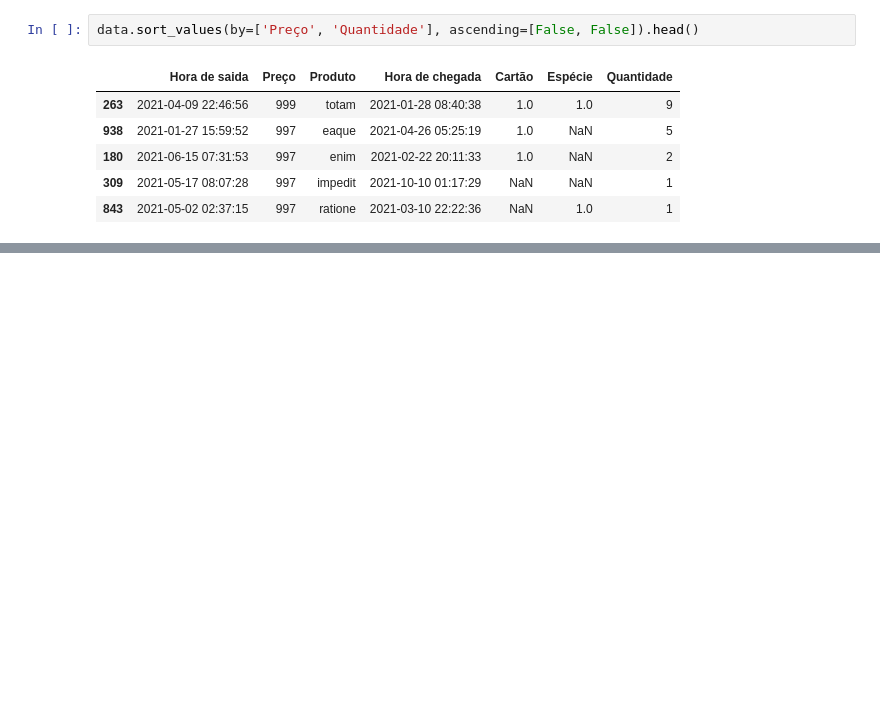
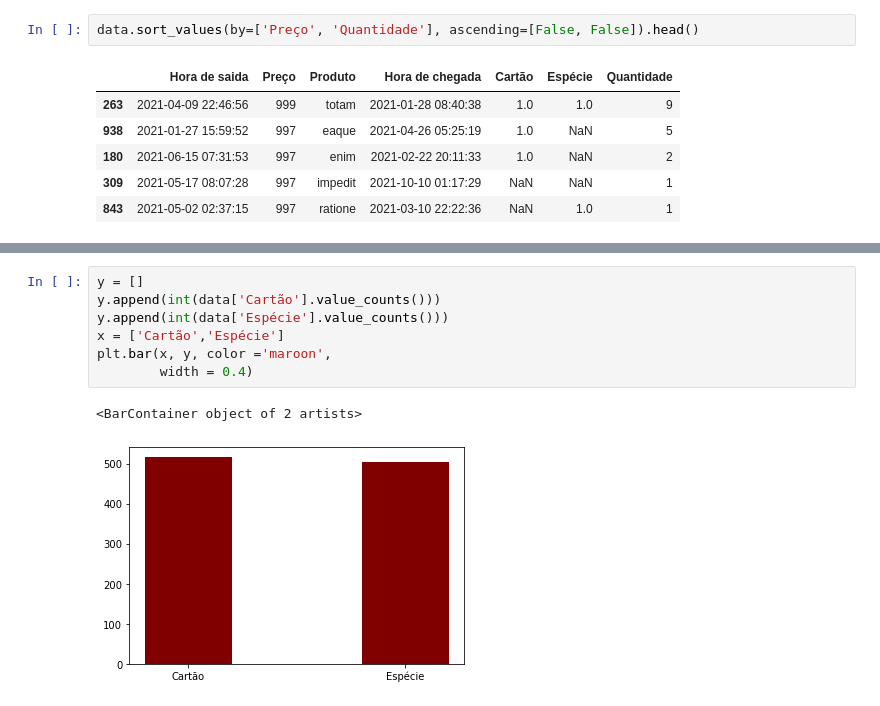
Before and after one commit to cvjso/Projeto-Natuur, a Jupyter notebook: projeto.ipynb, the cells around one changed output, grey strips where cells are left out. Drawn from its saved outputs; the diff is of its cells as text; blank space fills up the shorter version.

```diff
--- a/projeto.ipynb
+++ b/projeto.ipynb
@@ -103,0 +133,10 @@ data.sort_values(by=['Preço', 'Quantidade'], ascending=[False, False]).head()
+# %%
+y = []
+y.append(int(data['Cartão'].value_counts()))
+y.append(int(data['Espécie'].value_counts()))
+x = ['Cartão','Espécie']
+plt.bar(x, y, color ='maroon',
+        width = 0.4)
+# %% [output]
+<BarContainer object of 2 artists>
+[figure, added]
```
Also changed, not shown: parts of 4 cells of this notebook.
